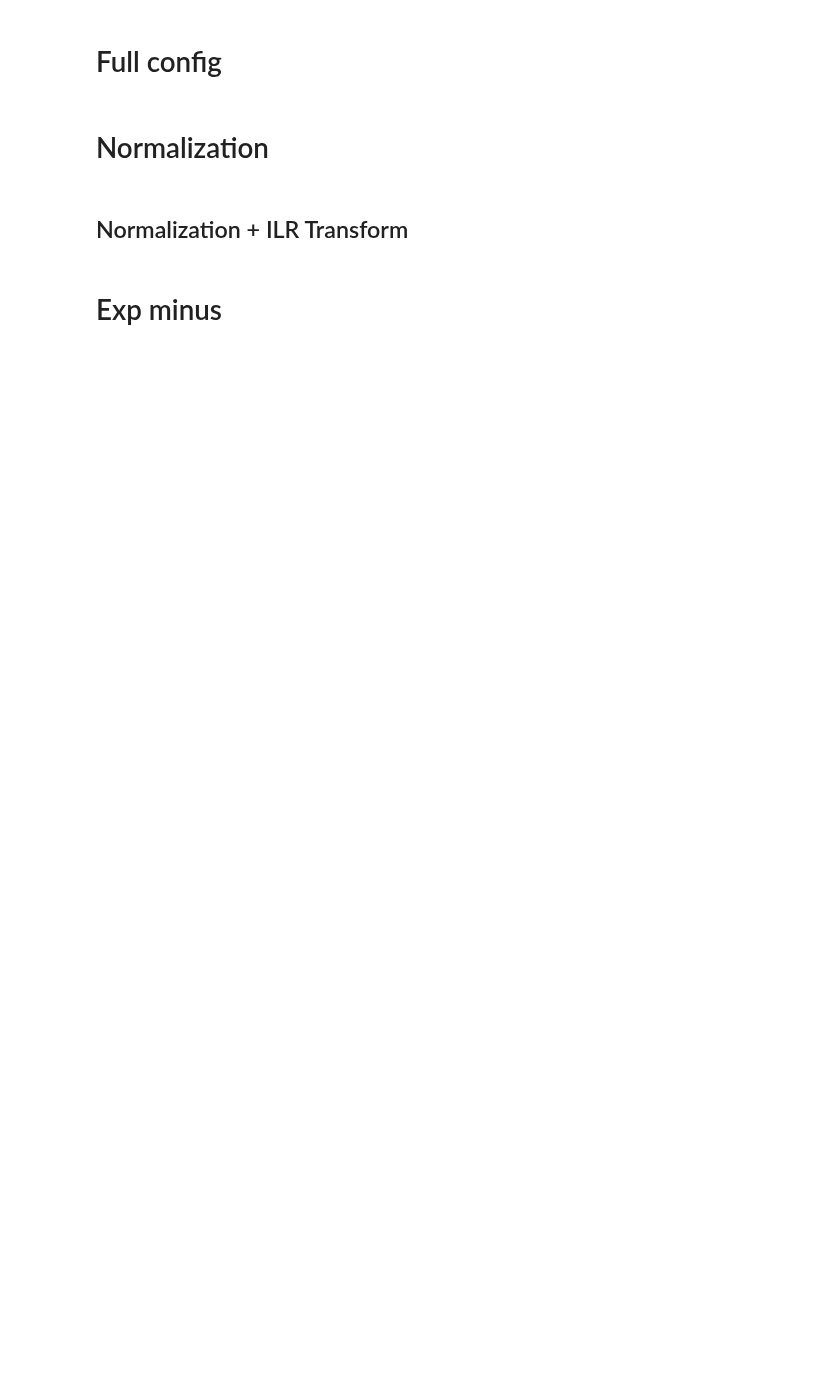
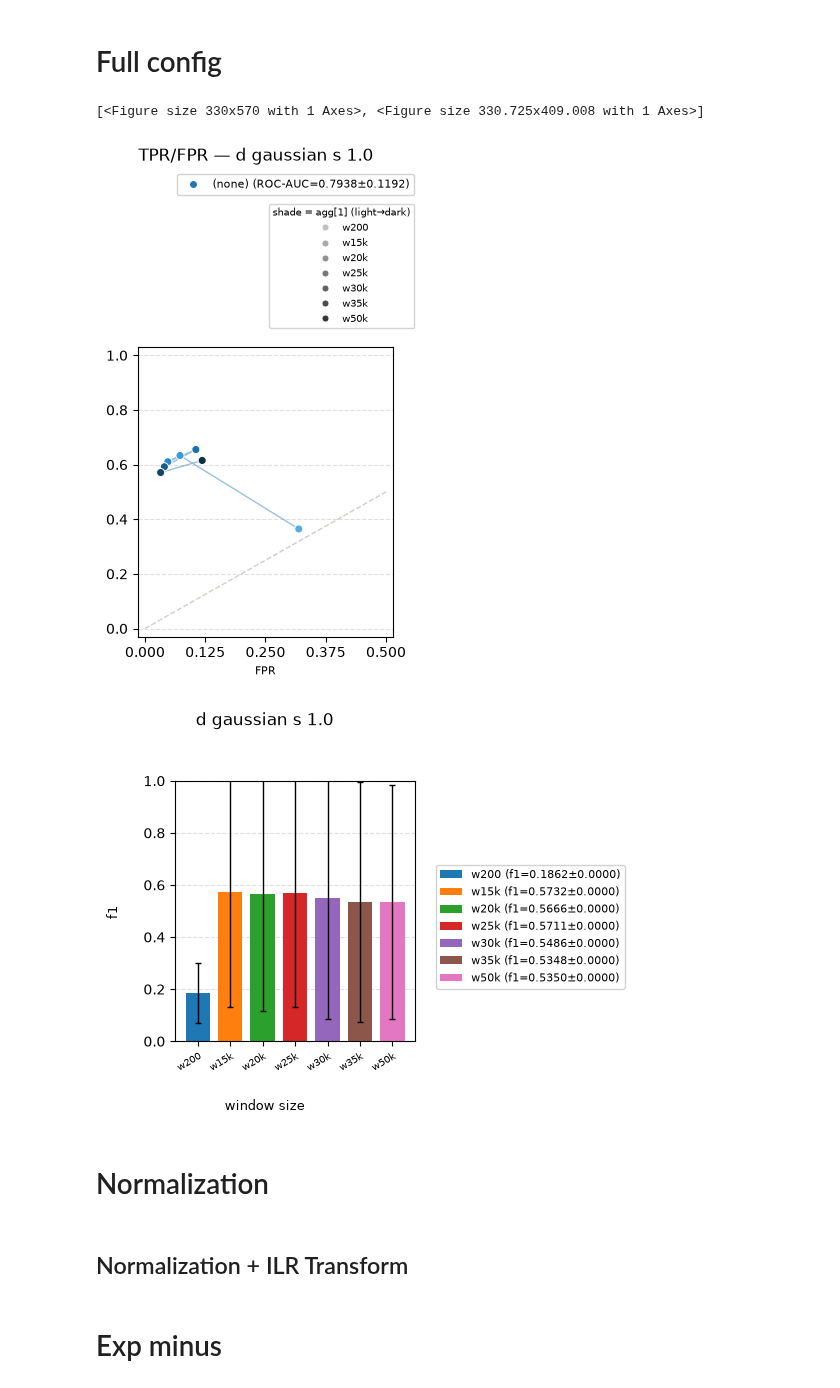
Before and after one commit to isaacangyu/phlag, a Jupyter notebook: bench/aggregate.ipynb, the cells around one changed output. Saved outputs shown, nothing was run; the diff lists cells and outputs as text; code cells hidden in the pictures; blank space fills up the shorter version.

```diff
--- a/bench/aggregate.ipynb
+++ b/bench/aggregate.ipynb
@@ -23,19 +53,26 @@ best_config['-s'] = 0.8
 # Full config
 # %%
 config = deepcopy(full_config)
-agg = ['-w'] + aggB
-# agg = ["merged_category", "-w"]#, "merged_category", "fraction_bin"]
+config['-w'] = ["200", ">10k", "<100k"]
+# agg = ['-w'] + aggB
+agg = ["", "-w"]#, "merged_category", "fraction_bin"]
+
 cra.plot(
     config,
     metrics=["f1", "tpr_fpr"],
     agg=agg,
+    agg_idx=1
 )
 # cra.plot(
 #     config,
 #     metrics=["em_hd", "em_gt_hd", "transition_null_to_alt"],
 #     agg=agg,
 #     plot_type="violin",
 # );
+# %% [output]
+[<Figure size 330x570 with 1 Axes>, <Figure size 330.725x409.008 with 1 Axes>]
+[figure, added]
+[figure, added]
 # %% [markdown]
 # Normalization
 # %%
```
Also changed, not shown: parts of 34 cells of this notebook, 15 other files.
